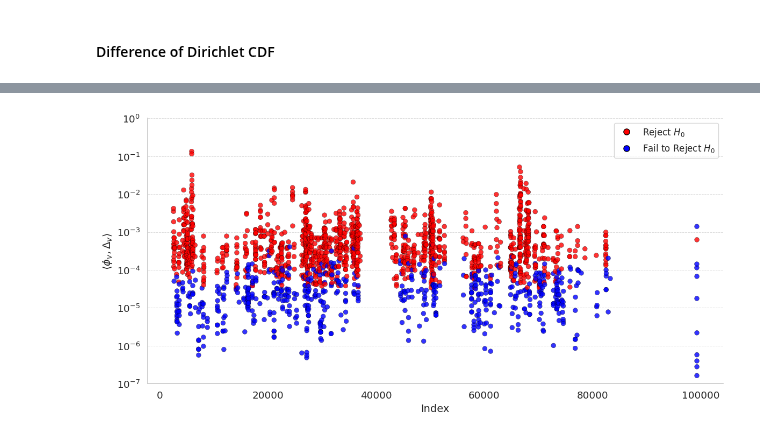
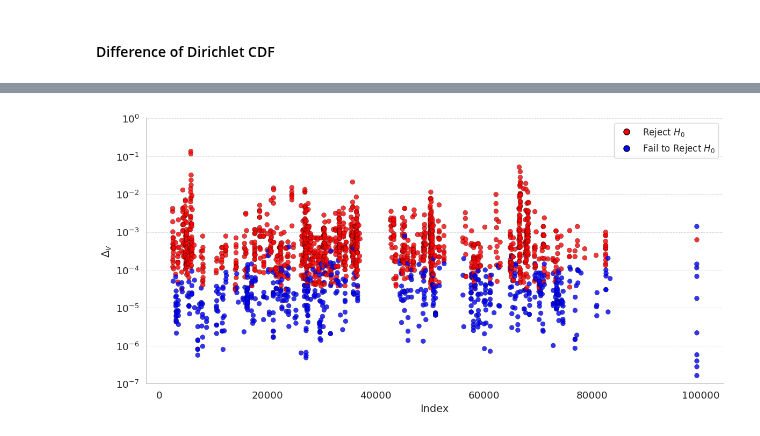
Before and after one commit to spsvihla/pcms, a Jupyter notebook: notebooks/haar_like_wavelets_level_of_significance.ipynb, the cells around one changed output, grey strips where cells are left out. Drawn from its saved outputs; the diff is of its cells as text; code cells hidden in the pictures.

```diff
--- a/notebooks/haar_like_wavelets_level_of_significance.ipynb
+++ b/notebooks/haar_like_wavelets_level_of_significance.ipynb
@@ -37,4 +36,6 @@ g = np.random.dirichlet(alpha=np.ones((n_leaves,), dtype=float))
 func = f - g
 y = 0.01
 # %%
-cdf_val_cbst = pcms.haar.cdf_proj_cbst(y, func, eps=0.01, delta=0.01)
+start = time.time()
+cdf_val_cbst = pcms.haar.cdf_proj_cbst(y, func, eps=0.01, delta=0.01, batch_size=100)
+print("Elapsed time: ", time.time() - start)
@@ -44,0 +50,23 @@ print(cdf_val_cbst)
+# %%
+process = psutil.Process()
+
+sizes = np.logspace(1, 5, num=15, dtype=int)
+times = []
+memories = []
+
+for n_leaves in sizes:
+    f = np.random.dirichlet(alpha=np.ones((n_leaves,), dtype=float))
+    g = np.random.dirichlet(alpha=np.ones((n_leaves,), dtype=float))
+    func = f - g
+    y = 0.01
+
+    mem_before = process.memory_info().rss / (1024 ** 2)  # in MB
+    start = time.time()
+    _ = pcms.haar.cdf_proj_cbst(y, func, eps=0.01, delta=0.01, batch_size=500)
+    elapsed = time.time() - start
+    mem_after = process.memory_info().rss / (1024 ** 2)  # in MB
+
+    times.append(elapsed)
+    memories.append(mem_after - mem_before)  # memory difference in MB
+
+    print(f"n_leaves = {n_leaves:7d} | time = {elapsed:.5f} sec | memory change = {mem_after - mem_before:.2f} MB")
@@ -323,6 +395,8 @@ subtree_sizes = tree.get_subtree_size()[nodes]
 subtree_starts = tree.find_subtree_start_indices()[nodes]
 
 sort_idx = np.argsort(dh_coords[:-1])[::-1]
+ordered_coords = coords.data[sort_idx]
+ordered_indices = coords.indices[sort_idx]
 ordered_dh_coords = dh_coords[sort_idx]
 ordered_dh_indices = dh_indices[sort_idx]
 ordered_subtree_sizes = subtree_sizes[sort_idx]
@@ -337,12 +411,12 @@ for idx in range(N):
     func = diff[start:start + width].toarray().reshape(-1)
     cdf_val = pcms.haar.cdf_proj_cbst(
         ordered_dh_coords[idx],
-        func=func,
-        eps=0.01,
-        delta=0.01
+        f=func,
+        eps=0.005,
+        delta=0.001
     )
     pval = 2 * min(cdf_val, 1 - cdf_val)
-    print(f"{ordered_dh_indices[idx]+1:>10} {ordered_subtree_sizes[idx]:>14} {ordered_dh_coords[idx]:>10.4f} {pval:>10.4f}")
+    print(f"{ordered_indices[idx]+1:>10} {ordered_subtree_sizes[idx]:>14} {ordered_coords[idx]:>10.4f} {pval:>10.3e}")
 # %% [output]
      Index   Subtree Size     Coord.    P-Value
 ------------------------------------------------
@@ -380,6 +454,6 @@ Elapsed time:  184.35400938987732
 # %%
 alpha = 0.05
-do_reject_dod = pvals_dod < (alpha - 0.01)
+do_reject_dod = pvals_dod < alpha
 # %%
 sns.set(style="whitegrid", font_scale=1.2)
 
@@ -401,35 +475,35 @@ scatter = ax.scatter(
 )
 
 # Use log scale for y-axis
 ax.set_yscale('log')
 ax.set_ylim([1e-7, 1])
 
 # Custom legend with clearer labels and markers
 legend_elements = [
     Line2D([0], [0], marker='o', color='w',
            label=r'Reject $H_0$', markerfacecolor='red',
            markeredgecolor='black', markersize=8),
     Line2D([0], [0], marker='o', color='w',
            label=r'Fail to Reject $H_0$', markerfacecolor='blue',
            markeredgecolor='black', markersize=8)
 ]
 ax.legend(handles=legend_elements, frameon=True, fontsize=12)
 
 # Axis labels
 ax.set_xlabel('Index', fontsize=14)
-ax.set_ylabel(r'$\langle \phi_v, \Delta_{v} \rangle$', fontsize=14)
+ax.set_ylabel(r'$\Delta_{v}$', fontsize=14)
 
 # Add y-axis grid only
 ax.yaxis.grid(True, linestyle='--', linewidth=0.7, alpha=0.7)
 ax.xaxis.grid(False)
 
 # Remove clutter
 sns.despine()
 
 plt.tight_layout()
 plt.show()
 # %% [output]
-[figure, old version]
+[figure, new version]
 # %%
 sns.set(style="whitegrid", font_scale=1.2)
 
```
Also changed, not shown: parts of 27 cells of this notebook, 5 other files.
